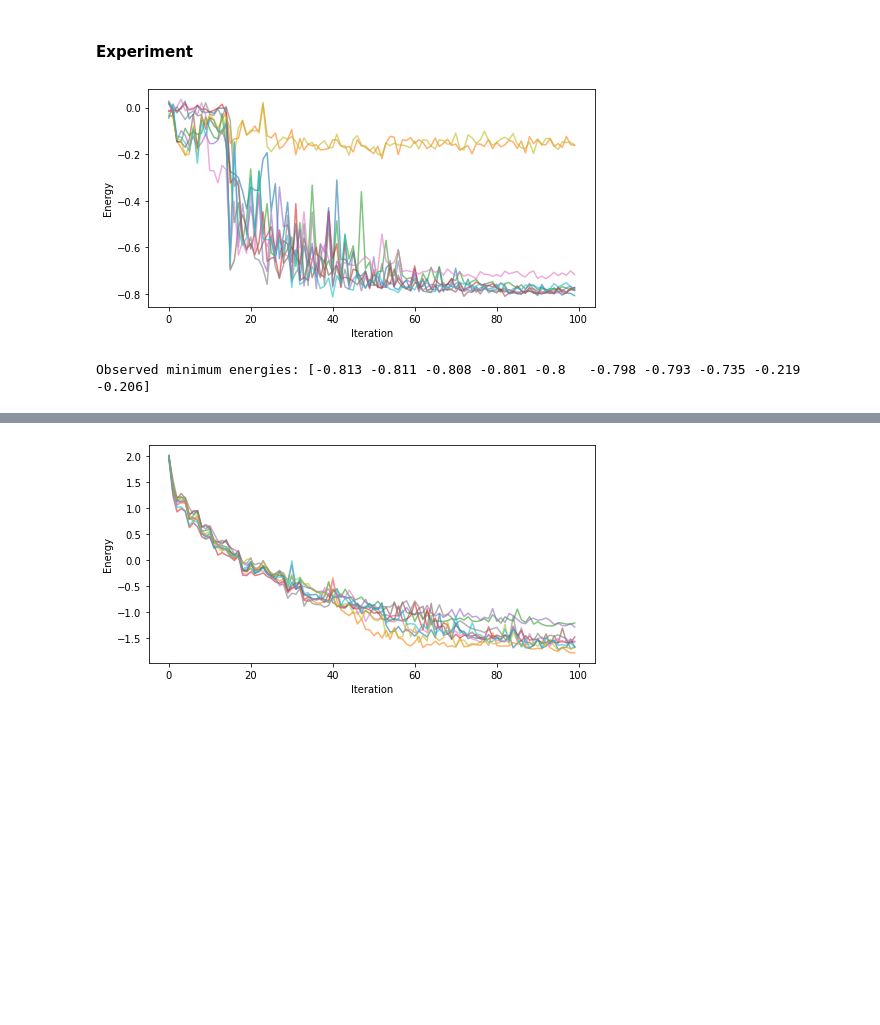
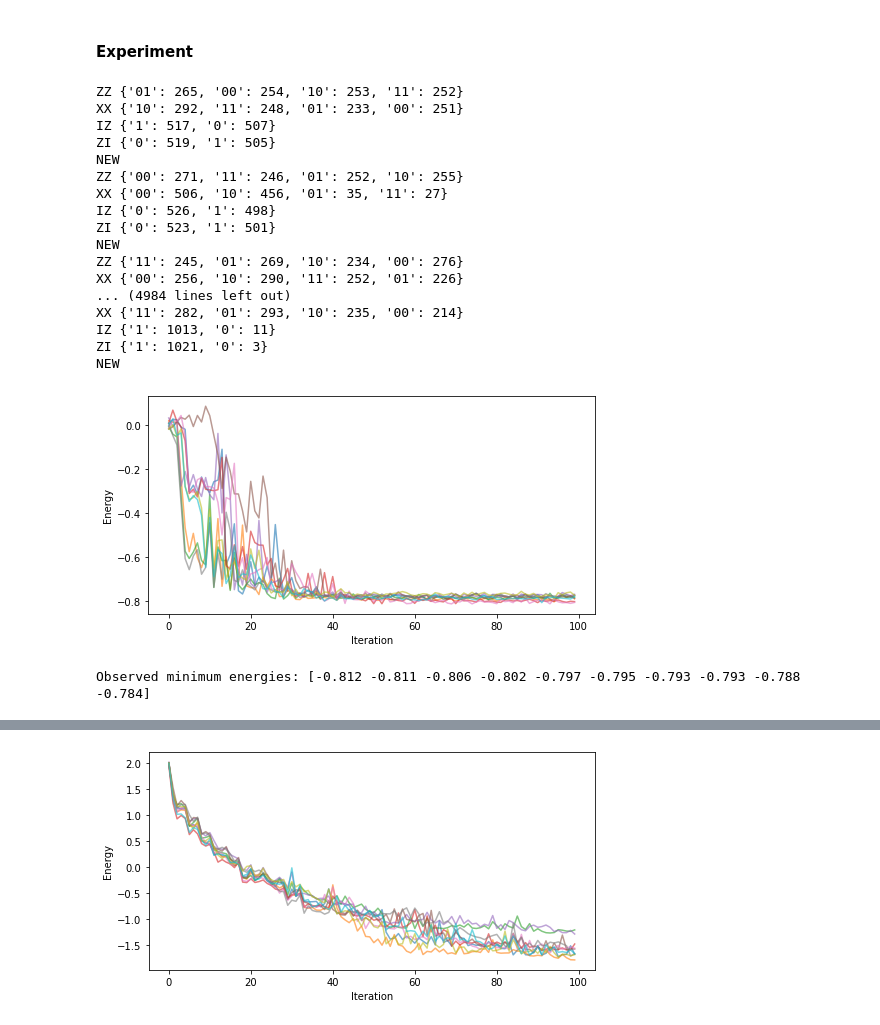
Before and after one commit to lao8n/ox_quantum, a Jupyter notebook: assignment/assignment.ipynb, the cells around one changed output, grey strips where cells are left out. Cells and saved outputs as stored; diff of their text form; code cells hidden in the pictures; blank space fills up the shorter version.

```diff
--- a/assignment/assignment.ipynb
+++ b/assignment/assignment.ipynb
@@ -81,11 +81,15 @@ def euler_rotation(params, with_z_rot=True):
 euler_rotation(make_params(3)).draw("mpl", ax=plt.subplot(131));
 plt.title("euler rotation")
 
-def entangler():
+def entangler(params):
     entangler = QuantumCircuit(6)
-    entangler.cx([1, 3, 1, 0, 5], [0, 4, 3, 2, 4])
+    entangler.crx(params[0], 1, 0)
+    entangler.crx(params[1], 3, 4)
+    entangler.crx(params[2], 1, 3)
+    entangler.crx(params[3], 0, 2)
+    entangler.crx(params[4], 5, 4)
     return entangler
-entangler().draw("mpl", ax=plt.subplot(132))
+entangler(make_params(6)).draw("mpl", ax=plt.subplot(132))
 plt.title("entangler")
 
 def post_rotations():
@@ -179,12 +192,12 @@ h2_ansatz_six_qubits.draw("mpl")
 # %%
-def h2_entangler():
+def h2_entangler(params):
     entangler = QuantumCircuit(2)
-    entangler.cx([0], [1])
+    entangler.crx(params[0], 0, 1)
     return entangler
 
 h2_ansatz_qubits = [0, 1]
-h2_ansatz_num_params = hardware_efficient_ansatz_num_params(len(h2_ansatz_qubits), depth=3)
+h2_ansatz_num_params = hardware_efficient_ansatz_num_params(len(h2_ansatz_qubits), num_gates_per_entangler=1)
 h2_ansatz_params = make_params(h2_ansatz_num_params)
-h2_ansatz = hardware_efficient_ansatz(h2_ansatz_qubits, h2_ansatz_params, h2_entangler(), depth=3)
+h2_ansatz = hardware_efficient_ansatz(h2_ansatz_qubits, h2_ansatz_params, h2_entangler)
 h2_ansatz.draw("mpl")
 # %% [output]
@@ -963,6 +985,7 @@ def req_tomography_circuits(state_prep: QuantumCircuit, required_paulis_list: Li
     return tomography_circuits
 
 def req_tomography_counts(tomography_circuits, **kwargs):
+    # .values() & .keys() are ordered
     batch = list(tomography_circuits.values())
     job = execute(batch, **kwargs)
     counts_list = job.result().get_counts()
@@ -1002,6 +1025,9 @@ def marginalised_paulis_by_group(num_qubits: int, obs: Mapping[str, float], req_
         qubits_to_measure = [q for q in range(num_qubits) if pauli[num_qubits-1-q] != "I"]
         full_counts = tomography_counts[req_paulis[pauli]]
         tomography_counts[pauli] = marginal_counts(full_counts, qubits_to_measure)
+    for k, v in tomography_counts.items():
+        print(f"{k} {v}")
+    print("NEW")
     return tomography_counts
 
 def marginalised_paulis_z_replace_i(num_qubits: int, obs: Mapping[str, float], tomography_counts):
@@ -1046,7 +1073,9 @@ def make_obj_fun(ansatz, obs, required_paulis, qubits, simulator):
         state_prep = assign_params(ansatz, param_vals)
         tomography_circuits = req_tomography_circuits(state_prep, list(set(required_paulis.values())))
         tomography_counts = req_tomography_counts(tomography_circuits, backend=simulator)
-        tomography_counts_marginalised = marginalised_paulis_by_group(ansatz.num_qubits, obs, required_paulis, tomography_counts)
+        tomography_counts_marginalised = marginalised_paulis_by_group(
+            ansatz.num_qubits, obs, required_paulis, tomography_counts)
+        #tomography_counts_marginalised = marginalised_paulis_z_replace_i(ansatz.num_qubits, obs, tomography_counts)
         obj_val = expected_values(len(qubits), obs, tomography_counts_marginalised)
         hist["obj_val"].append(obj_val)
         hist["param_vals"].append(param_vals)
@@ -1065,29 +1094,45 @@ def expval(counts: Mapping[str, float]) -> float:
         Computes the expectation value from a counts dictionary.
     """
     shots = sum(counts.values())
-    p0 = sum(c/shots for b, c in counts.items() # probability = counts/shots
-             if b.count("1")%2 == 0) # even bitsum
-    p1 = sum(c/shots for b, c in counts.items()
-             if b.count("1")%2 == 1) # odd bitsum
-    return p0-p1 # expval = probability of even bitsum - probability of odd bitsum
+    # probability = counts/shots
+    p0 = sum(c/shots for b, c in counts.items() if b.count("1") % 2 == 0) # even bitsum
+    p1 = sum(c/shots for b, c in counts.items() if b.count("1") % 2 == 1) # odd bitsum
+    return p0 - p1 # expval = probability of even bitsum - probability of odd bitsum
 # %% [markdown]
 #### Experiment
 # %%
 rng = np.random.default_rng(seed=0)
 nparams = len(h2_ansatz.parameters)
 optimizer = COBYLA(maxiter=100)
 min_energy_list = []; opt_param_vals_list = []
 plt.figure(figsize=(8,4))
 for _ in range(10):
     obj_fun, hist = make_obj_fun(h2_ansatz, h2_ham, h2_req_paulis, h2_ansatz_qubits, simulator=AerSimulator())
-    opt, e, _ = optimizer.optimize(nparams, obj_fun, initial_point=rng.uniform(0.01, 0.01, size=nparams))
+    opt, e, _ = optimizer.optimize(nparams, obj_fun, initial_point=rng.uniform(-0.1, 0.1, size=nparams))
     min_energy_list.append(e); opt_param_vals_list.append(opt)
     plt.plot(hist["obj_val"], alpha=0.6)
 plt.xlabel("Iteration"); plt.ylabel("Energy"); plt.show()
 print("Observed minimum energies:", np.around(sorted(min_energy_list), 3))
 # %% [output]
+ZZ {'01': 265, '00': 254, '10': 253, '11': 252}
+XX {'10': 292, '11': 248, '01': 233, '00': 251}
+IZ {'1': 517, '0': 507}
+ZI {'0': 519, '1': 505}
+NEW
+ZZ {'00': 271, '11': 246, '01': 252, '10': 255}
+XX {'00': 506, '10': 456, '01': 35, '11': 27}
+IZ {'0': 526, '1': 498}
+ZI {'0': 523, '1': 501}
+NEW
+ZZ {'11': 245, '01': 269, '10': 234, '00': 276}
+XX {'00': 256, '10': 290, '11': 252, '01': 226}
+... (4984 lines left out)
+XX {'11': 282, '01': 293, '10': 235, '00': 214}
+IZ {'1': 1013, '0': 11}
+ZI {'1': 1021, '0': 3}
+NEW
-[figure, old version]
+[figure, new version]
-Observed minimum energies: [-0.813 -0.811 -0.808 -0.801 -0.8   -0.798 -0.793 -0.735 -0.219 -0.206]
+Observed minimum energies: [-0.812 -0.811 -0.806 -0.802 -0.797 -0.795 -0.793 -0.793 -0.788 -0.784]
 # %%
 rng = np.random.default_rng(seed=0)
 nparams = len(lih_ansatz.parameters)
```
Also changed, not shown: parts of 13 cells of this notebook, 1 other file.
